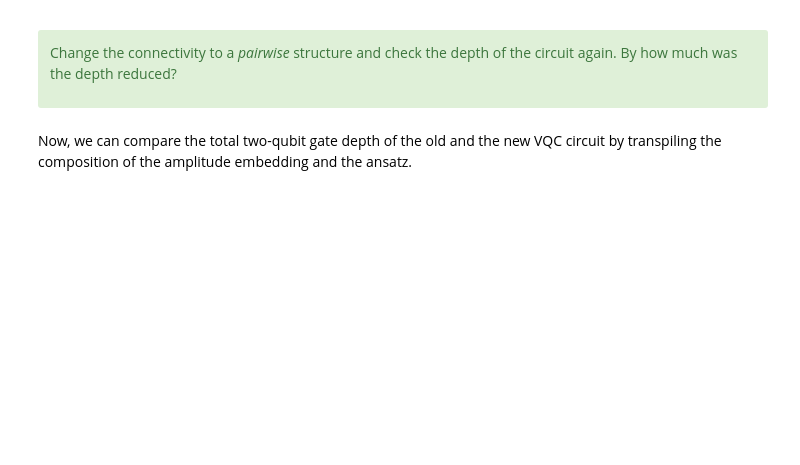
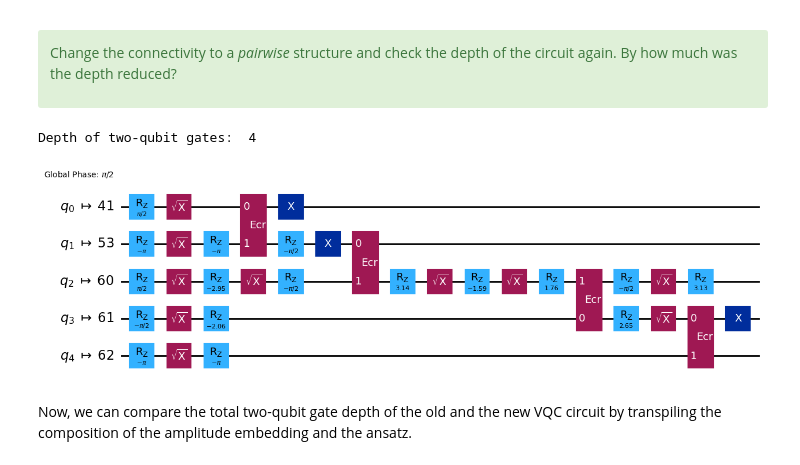
Before and after one commit to qiskit-community/ibm-quantum-challenge-2024, a Jupyter notebook: content/lab_4/lab-4.ipynb, the cells around one changed output. Cells and saved outputs as stored; diff of their text form; code cells hidden in the pictures; blank space fills up the shorter version.

```diff
--- a/content/lab_4/lab-4.ipynb
+++ b/content/lab_4/lab-4.ipynb
@@ -631,9 +758,14 @@ def amplitude_embedding(num_qubits, bird_index):
             qc.cx(i, j)
 
     ### Write your code below here ###
+    qc = QuantumCircuit(num_qubits)
+    if bird_index < 5:
+        generate_GHZ(qc)
 
-
-
+    bin_string = format(bird_index, '0{0}b'.format(num_qubits))
+    for i in reversed(range(len(bin_string))):
+        if bin_string[i] == '1':
+            qc.x(num_qubits-i-1)
 
     ### Don't change any code past this line ###
     return qc
@@ -686,12 +829,15 @@ Change the connectivity to a _pairwise_ structure and check the depth of the cir
 
 </div>
 # %%
-ansatz = # Add your code here
-pm = # Add your code here
-transpiled_ansatz = # Add your code here
+ansatz = ansatz = RealAmplitudes(num_qubits=num_qubits, entanglement='pairwise', reps=reps,insert_barriers=True) # Add your code here
+pm = generate_preset_pass_manager(optimization_level=3, backend=fake_backend)# Add your code here
+transpiled_ansatz = pm.run(qc)# Add your code here
 
 print('Depth of two-qubit gates: ', transpiled_ansatz.depth(lambda x: len(x.qubits) == 2))
 transpiled_ansatz.draw(output="mpl", fold=False, idle_wires=False)
+# %% [output]
+Depth of two-qubit gates:  4
+[figure, added]
 # %% [markdown]
 Now, we can compare the total two-qubit gate depth of the old and the new VQC circuit by transpiling the composition of the amplitude embedding and the ansatz.
 # %%
```
Also changed, not shown: parts of 33 cells of this notebook, 9 other files.
